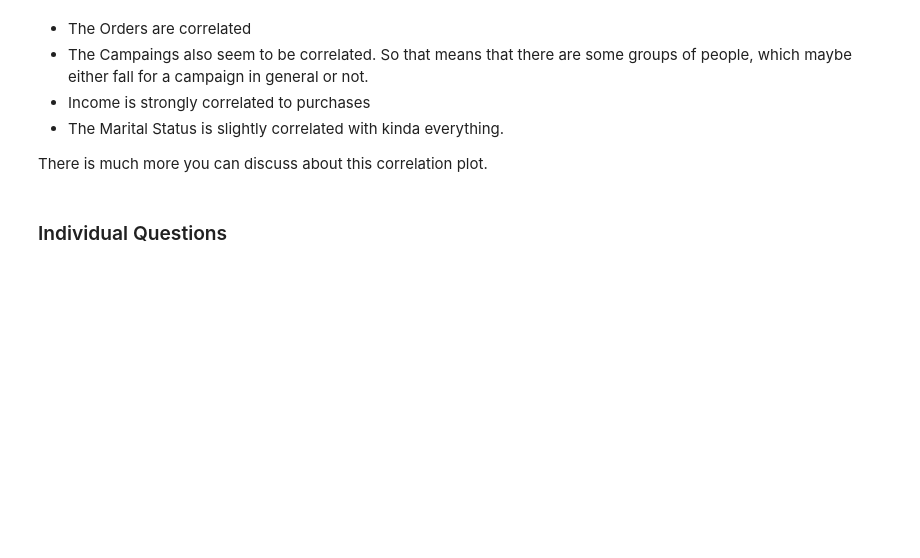
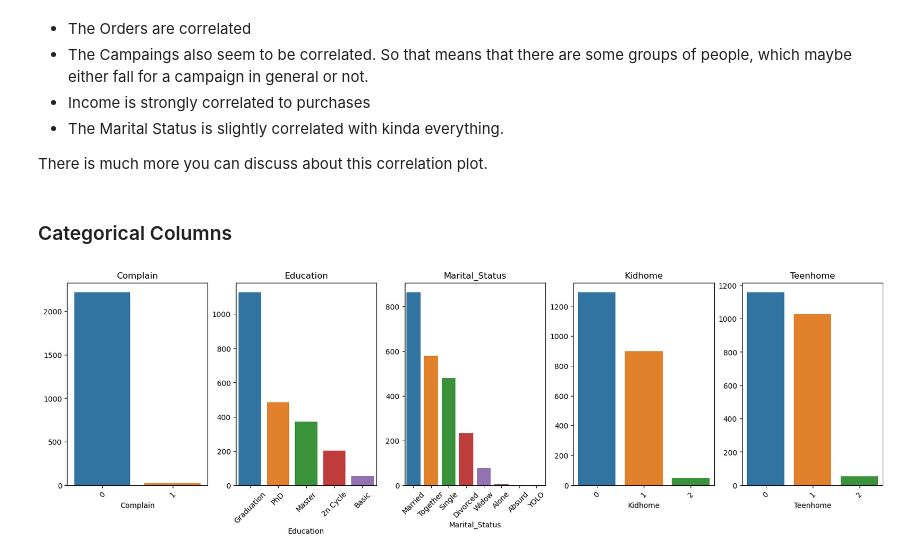
Before and after one commit to Tomson909/Customer-Personality-Analysis, a Jupyter notebook: 01_EDA/EDA.ipynb, the cells around one changed output. Saved outputs shown, nothing was run; the diff lists cells and outputs as text; code cells hidden in the pictures; blank space fills up the shorter version.

```diff
--- a/01_EDA/EDA.ipynb
+++ b/01_EDA/EDA.ipynb
@@ -185,5 +174,19 @@ plt.show()
 - The Marital Status is slightly correlated with kinda everything.
 
 There is much more you can discuss about this correlation plot.
-# %% [markdown]
-### Individual Questions
+# %% [markdown]
+### Categorical Columns
+# %%
+cal_cols = ['Complain', 'Education', 'Marital_Status', 'Kidhome', 'Teenhome']
+# Countplot for each categorical column
+fig, ax = plt.subplots(1, len(cal_cols), figsize=(20, 5))
+for i, col in enumerate(cal_cols):
+    # countplot only works fors numerical data for some way. i will use value counts combines with barplot
+    sns.barplot(x=data[col].value_counts().index, y=data[col].value_counts().values, ax=ax[i])
+    # rotate
+    ax[i].tick_params(axis='x', rotation=45)
+    ax[i].set_title(col)
+
+plt.show()
+# %% [output]
+[figure, added]
```
Also changed, not shown: parts of 4 cells of this notebook.
